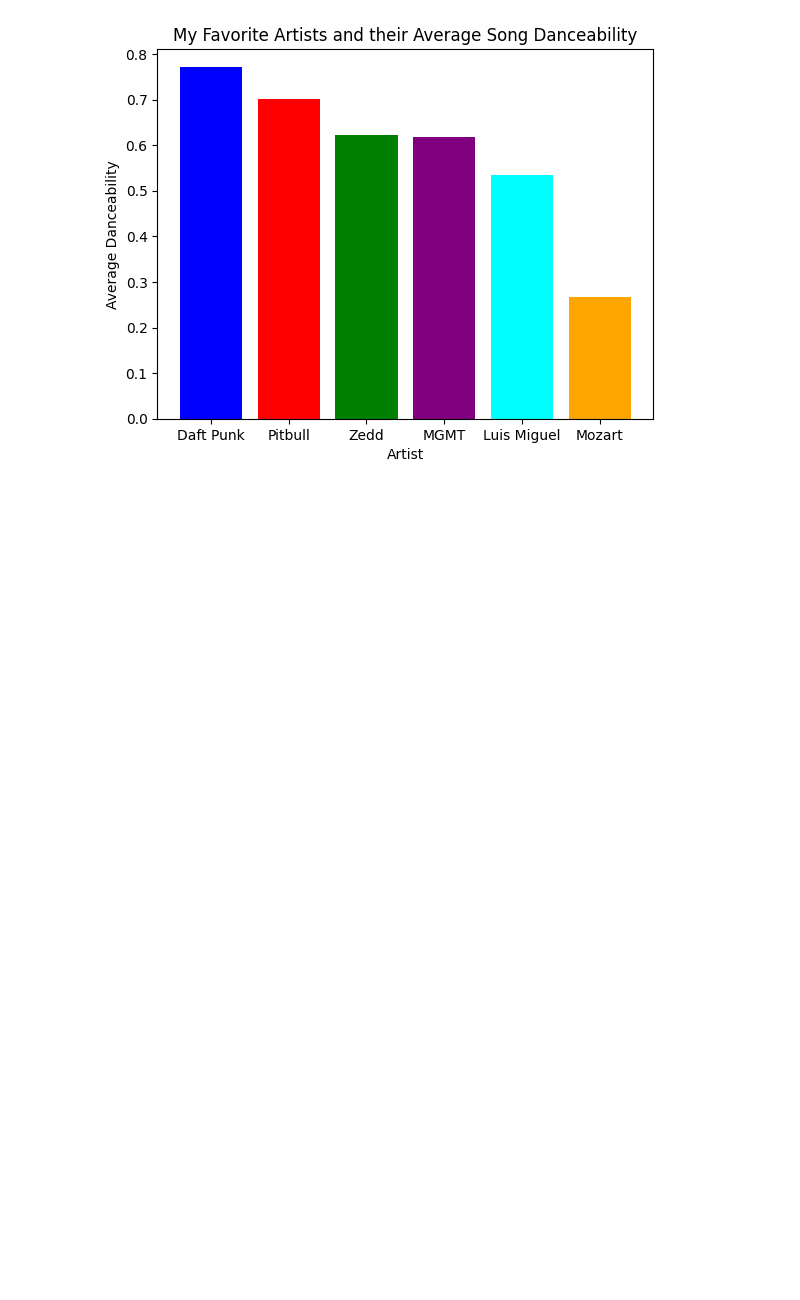
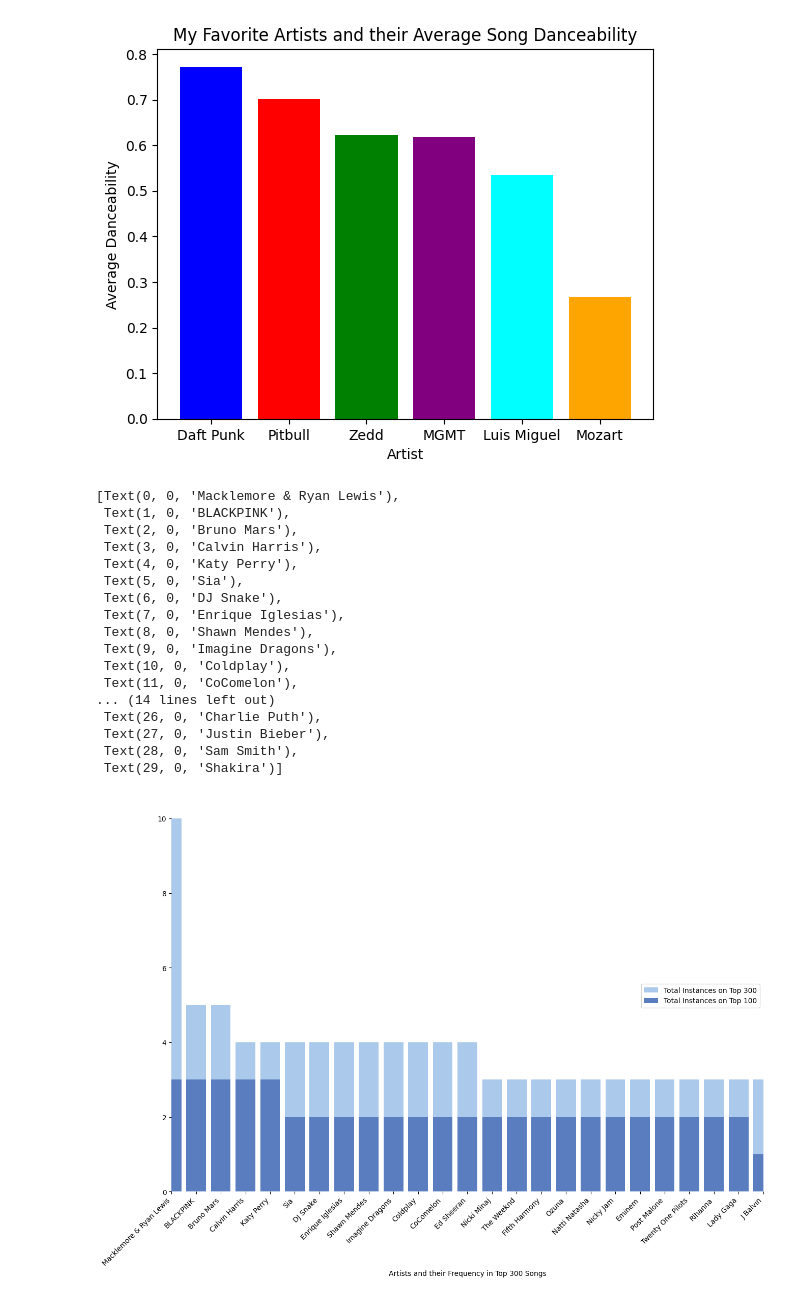
Before and after one commit to bearazure/DataViz, a Jupyter notebook: final-proj/IS445_Garza_Miranda_General_Public.ipynb, the cells around one changed output. Saved outputs shown, nothing was run; the diff lists cells and outputs as text; code cells hidden in the pictures; blank space fills up the shorter version.

```diff
--- a/final-proj/IS445_Garza_Miranda_General_Public.ipynb
+++ b/final-proj/IS445_Garza_Miranda_General_Public.ipynb
@@ -85,3 +88,63 @@ plt.title("My Favorite Artists and their Average Song Danceability")
 # %% [output]
 Text(0.5, 1.0, 'My Favorite Artists and their Average Song Danceability')
 [figure]
+# %%
+# Most popular songs by views
+top_300_songs = spotify_youtube.sort_values("Views", ascending=False).nlargest(300, 'Views')
+top_100_songs = spotify_youtube.sort_values("Views", ascending=False).nlargest(100, 'Views')
+
+#artist and how many times they appear on the top n songs
+top_300_instances_df = pd.DataFrame(top_300_songs['Artist'].value_counts().reset_index().values, columns=["Artist", "Total Instances on Top 300"])
+top_100_instances_df = pd.DataFrame(top_100_songs['Artist'].value_counts().reset_index().values, columns=["Artist", "Total Instances on Top 100"])
+combined_df = pd.DataFrame()
+
+#generate a list of all the 300 artists
+artist_name_list = []
+artist_names = top_300_instances_df['Artist']
+for i in range(len(top_300_instances_df['Artist'])):
+    artist_name_list.append(top_300_instances_df['Artist'][i])
+
+#Combine instances DFs and replace NaaN with 0s
+combined_df = pd.concat([top_300_instances_df,top_100_instances_df["Total Instances on Top 100"]], axis=1)
+combined_df['Total Instances on Top 100'].fillna(0, inplace = True)
+combined_df['Total Instances on Top 300'].fillna(0, inplace = True)
+
+#only focus on top 20
+top_20_combined = combined_df.head(30)
+# %%
+#Number of songs and their instances in both the top 300 and 100 based on Artist
+#Resource -> https://seaborn.pydata.org/examples/part_whole_bars.html
+
+f, ax = plt.subplots(figsize=(15, 10))
+
+sns.set_color_codes("pastel")
+sns.barplot(y="Total Instances on Top 300", x="Artist", data=top_20_combined, label="Total Instances on Top 300", color="b")
+
+sns.set_color_codes("muted")
+sns.barplot(y="Total Instances on Top 100", x="Artist", data=top_20_combined, label="Total Instances on Top 100", color="b")
+
+ax.legend(loc="center right", frameon=True)
+ax.set(xlim=(0, 24), ylabel="", xlabel="Artists and their Frequency in Top 300 Songs")
+sns.despine(left=True, bottom=True)
+
+#Resource -> https://drawingfromdata.com/seaborn/matplotlib/visualization/rotate-axis-labels-matplotlib-seaborn.html
+ax.set_xticklabels(ax.get_xticklabels(), rotation=45, horizontalalignment='right')
+# %% [output]
+[Text(0, 0, 'Macklemore & Ryan Lewis'),
+ Text(1, 0, 'BLACKPINK'),
+ Text(2, 0, 'Bruno Mars'),
+ Text(3, 0, 'Calvin Harris'),
+ Text(4, 0, 'Katy Perry'),
+ Text(5, 0, 'Sia'),
+ Text(6, 0, 'DJ Snake'),
+ Text(7, 0, 'Enrique Iglesias'),
+ Text(8, 0, 'Shawn Mendes'),
+ Text(9, 0, 'Imagine Dragons'),
+ Text(10, 0, 'Coldplay'),
+ Text(11, 0, 'CoComelon'),
+... (14 lines left out)
+ Text(26, 0, 'Charlie Puth'),
+ Text(27, 0, 'Justin Bieber'),
+ Text(28, 0, 'Sam Smith'),
+ Text(29, 0, 'Shakira')]
+[figure, added]
```
Also changed, not shown: parts of 4 cells of this notebook, 2 other files.
